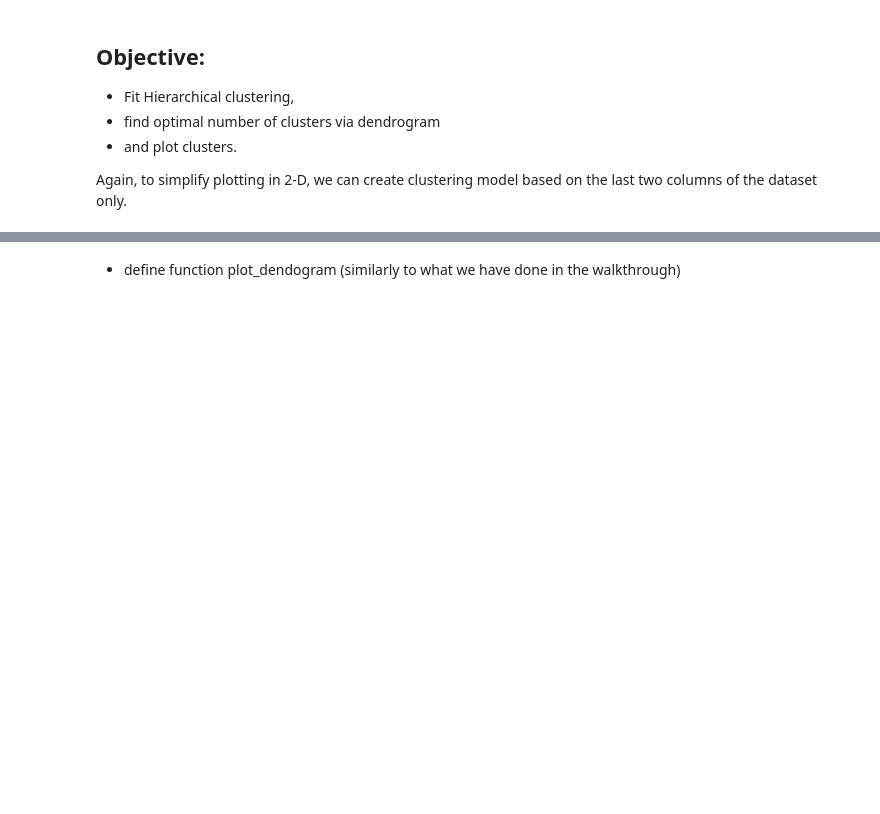
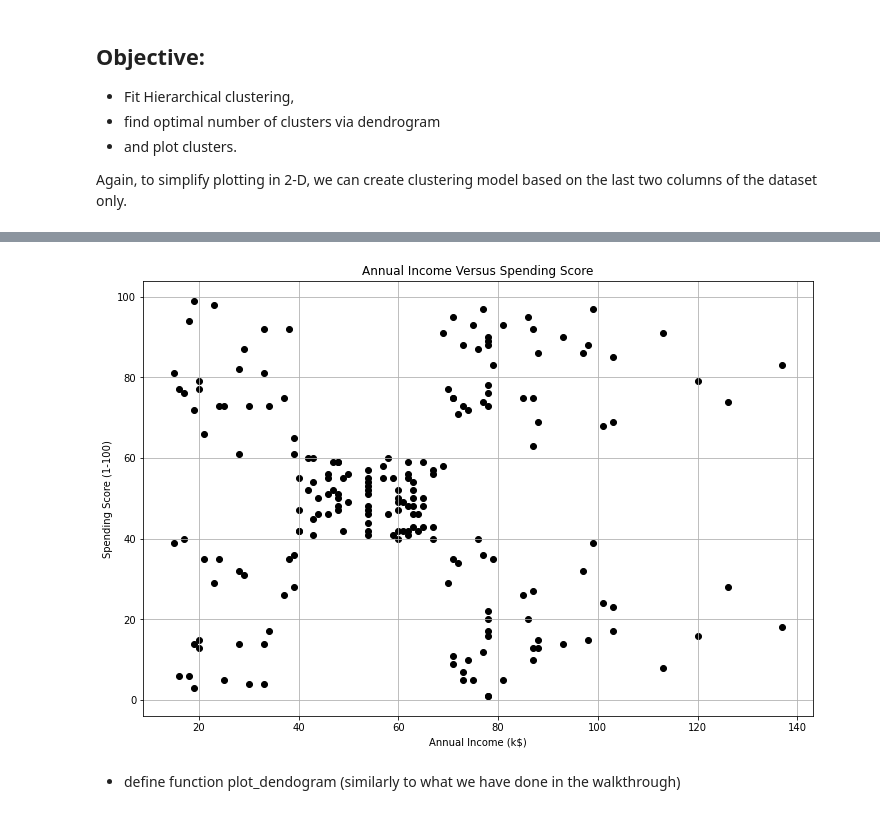
Before and after one commit to ryan-ferns/DS_auticon_week_3, a Jupyter notebook: hierarchical_models_exercise.ipynb, the cells around one changed output, grey strips where cells are left out. Drawn from its saved outputs; the diff is of its cells as text; code cells hidden in the pictures; blank space fills up the shorter version.

```diff
--- a/hierarchical_models_exercise.ipynb
+++ b/hierarchical_models_exercise.ipynb
@@ -27,3 +54,6 @@ df = pd.read_csv('https://raw.githubusercontent.com/lucko515/clustering-python/m
 - and plot clusters.
 
 Again, to simplify plotting in 2-D, we can create clustering model based on the last two columns of the dataset only.
+# %%
+df2 = df.iloc[:, 3:]
+df2.head(10)
@@ -30,2 +72,16 @@ Again, to simplify plotting in 2-D, we can create clustering model based on the
+# %%
+# We will plot the data.
+
+plt.scatter(df2["Annual Income (k$)"],
+            df2["Spending Score (1-100)"],
+            c='black',
+            marker='o')
+plt.title('Annual Income Versus Spending Score')
+plt.xlabel('Annual Income (k$)')
+plt.ylabel('Spending Score (1-100)')
+plt.grid()
+plt.show()
+# %% [output]
+[figure, added]
 # %% [markdown]
 * define function plot_dendogram (similarly to what we have done in the walkthrough)
```
Also changed, not shown: parts of 12 cells of this notebook.
